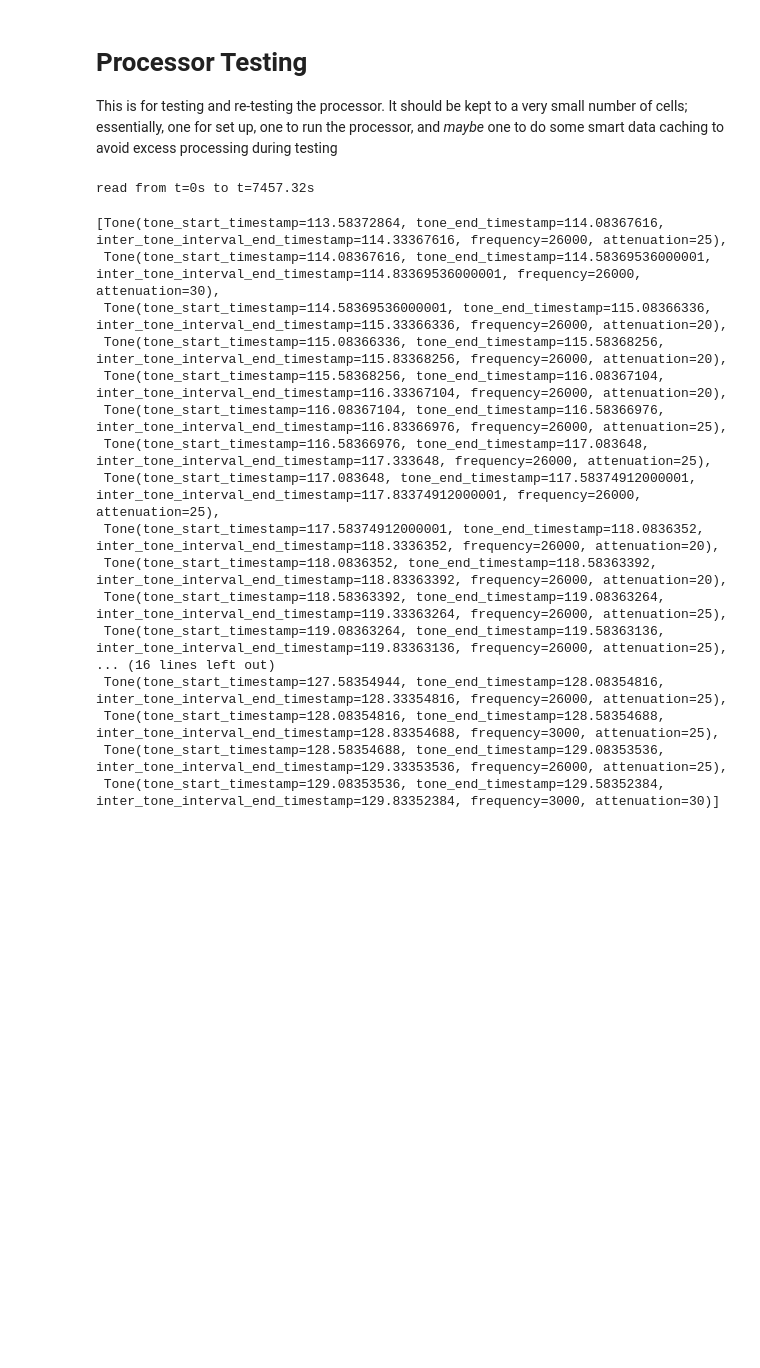
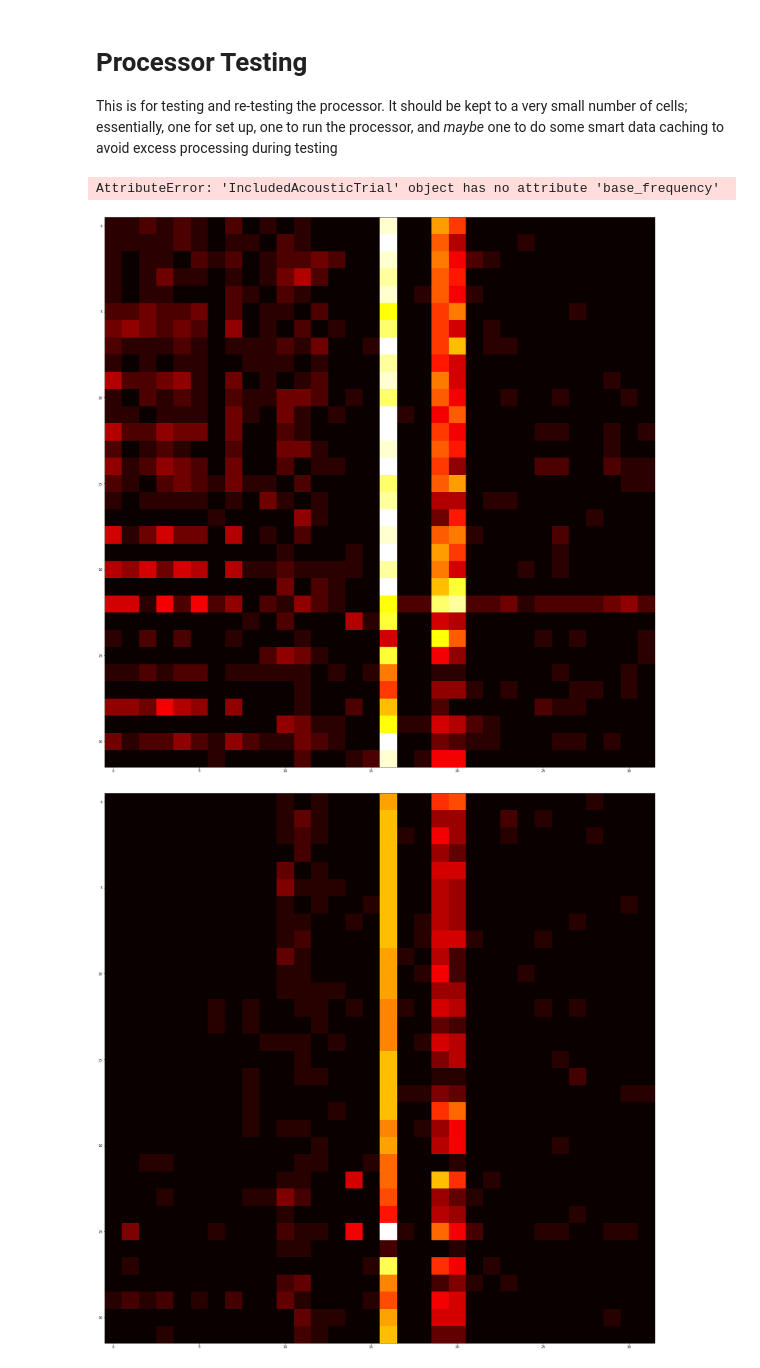
Before and after one commit to wsot/sm-2009-research-data-analysis, a Jupyter notebook: src/processor-testing.ipynb, the cells around one changed output. Cells and saved outputs as stored; diff of their text form; code cells hidden in the pictures; blank space fills up the shorter version.

Commit message:
Some modifications to abstract 'acoustic' from 'stimulus'

```diff
--- a/src/processor-testing.ipynb
+++ b/src/processor-testing.ipynb
@@ -16,8 +16,9 @@ BLOCK_PATH = "/Users/smorgan/Documents/tdttmp/Block-1"
 block_data = None
 trial_windows = None
 # %%
-from lib import processors
+from lib import processors, structures
 from importlib import reload
+structures = reload(structures)
 processors = reload(processors)
 
 session_processor = processors.SessionProcessor(block_path=BLOCK_PATH)
@@ -32,31 +33,17 @@ session_results = session_processor.extract_spikes_from_trial(from_trial_offset=
 block_data = session_processor._block_data
 trial_windows = session_processor._trial_windows
 # %% [output]
-read from t=0s to t=7457.32s
+AttributeError: 'IncludedAcousticTrial' object has no attribute 'base_frequency'
 # %%
-session_results.trials[0].tones
+# session_results.trials[0].tones
+# np.set_printoptions(threshold=sys.maxsize)
 # plt.rcParams["figure.figsize"] = [100 / 2.54, 80 / 2.54]
 # plt.imshow(session_results.trials[0].in_tone_spike_counts, cmap="hot", interpolation="nearest")
 # plt.show()
 
 # plt.rcParams["figure.figsize"] = [100 / 2.54, 80 / 2.54]
 # plt.imshow(session_results.trials[0].out_tone_spike_counts, cmap="hot", interpolation="nearest")
 # plt.show()
 # %% [output]
-[Tone(tone_start_timestamp=113.58372864, tone_end_timestamp=114.08367616, inter_tone_interval_end_timestamp=114.33367616, frequency=26000, attenuation=25),
- Tone(tone_start_timestamp=114.08367616, tone_end_timestamp=114.58369536000001, inter_tone_interval_end_timestamp=114.83369536000001, frequency=26000, attenuation=30),
- Tone(tone_start_timestamp=114.58369536000001, tone_end_timestamp=115.08366336, inter_tone_interval_end_timestamp=115.33366336, frequency=26000, attenuation=20),
- Tone(tone_start_timestamp=115.08366336, tone_end_timestamp=115.58368256, inter_tone_interval_end_timestamp=115.83368256, frequency=26000, attenuation=20),
- Tone(tone_start_timestamp=115.58368256, tone_end_timestamp=116.08367104, inter_tone_interval_end_timestamp=116.33367104, frequency=26000, attenuation=20),
- Tone(tone_start_timestamp=116.08367104, tone_end_timestamp=116.58366976, inter_tone_interval_end_timestamp=116.83366976, frequency=26000, attenuation=25),
- Tone(tone_start_timestamp=116.58366976, tone_end_timestamp=117.083648, inter_tone_interval_end_timestamp=117.333648, frequency=26000, attenuation=25),
- Tone(tone_start_timestamp=117.083648, tone_end_timestamp=117.58374912000001, inter_tone_interval_end_timestamp=117.83374912000001, frequency=26000, attenuation=25),
- Tone(tone_start_timestamp=117.58374912000001, tone_end_timestamp=118.0836352, inter_tone_interval_end_timestamp=118.3336352, frequency=26000, attenuation=20),
- Tone(tone_start_timestamp=118.0836352, tone_end_timestamp=118.58363392, inter_tone_interval_end_timestamp=118.83363392, frequency=26000, attenuation=20),
- Tone(tone_start_timestamp=118.58363392, tone_end_timestamp=119.08363264, inter_tone_interval_end_timestamp=119.33363264, frequency=26000, attenuation=25),
- Tone(tone_start_timestamp=119.08363264, tone_end_timestamp=119.58363136, inter_tone_interval_end_timestamp=119.83363136, frequency=26000, attenuation=25),
-... (16 lines left out)
- Tone(tone_start_timestamp=127.58354944, tone_end_timestamp=128.08354816, inter_tone_interval_end_timestamp=128.33354816, frequency=26000, attenuation=25),
- Tone(tone_start_timestamp=128.08354816, tone_end_timestamp=128.58354688, inter_tone_interval_end_timestamp=128.83354688, frequency=3000, attenuation=25),
- Tone(tone_start_timestamp=128.58354688, tone_end_timestamp=129.08353536, inter_tone_interval_end_timestamp=129.33353536, frequency=26000, attenuation=25),
- Tone(tone_start_timestamp=129.08353536, tone_end_timestamp=129.58352384, inter_tone_interval_end_timestamp=129.83352384, frequency=3000, attenuation=30)]
+[figure, added]
+[figure, added]
```
Also changed, not shown: 3 other files.
